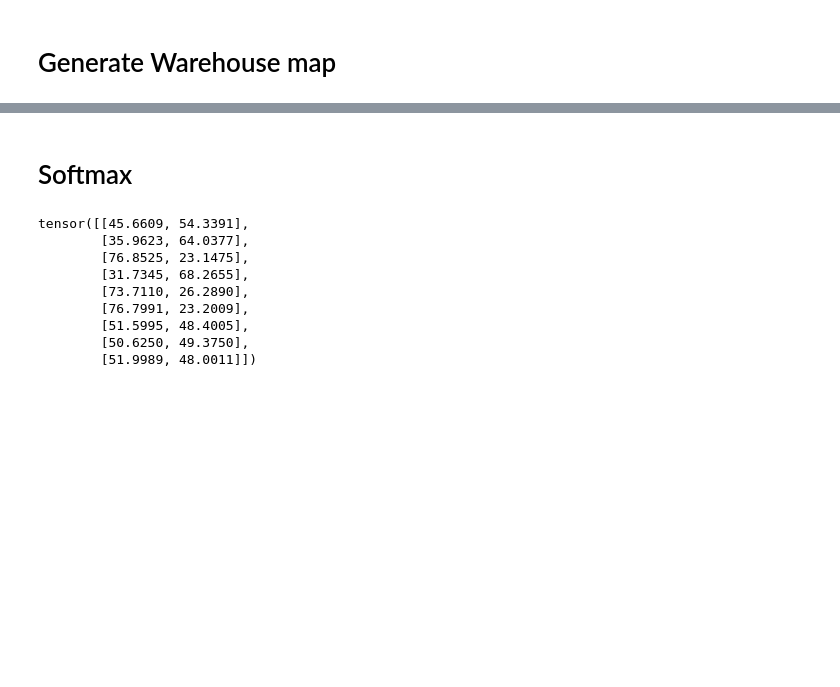
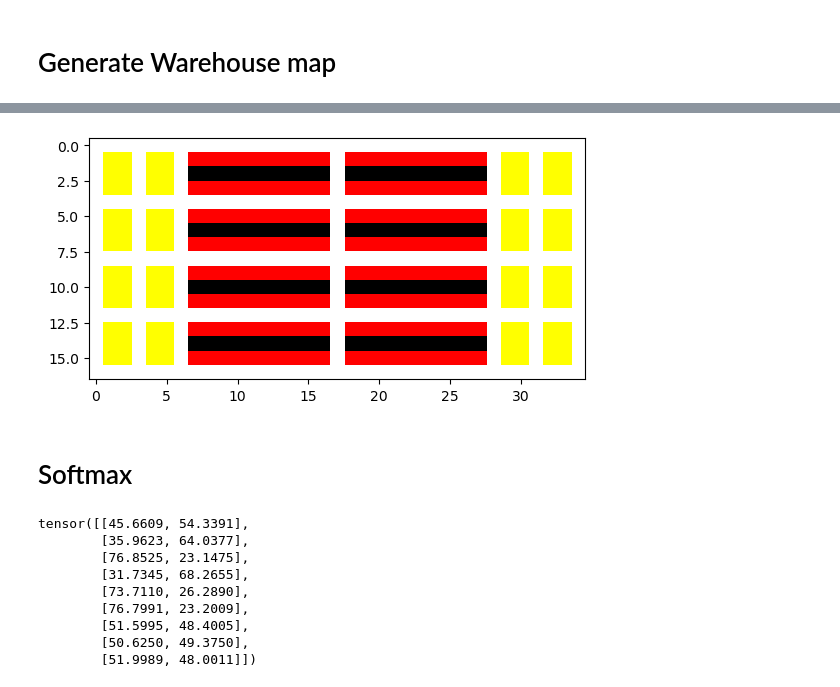
Before and after one commit to ervsam/congenial-lamp, a Jupyter notebook: DELETE.ipynb, the cells around one changed output, grey strips where cells are left out. Saved outputs shown, nothing was run; the diff lists cells and outputs as text; code cells hidden in the pictures; blank space fills up the shorter version.

```diff
--- a/DELETE.ipynb
+++ b/DELETE.ipynb
@@ -65,3 +127,10 @@ plt.imshow(warehouse, cmap=cmap, vmin=0, vmax=3)
+# %%
+ROWS = 4
+COLS = 2
+
+warehouse, start_locs, goal_locs = generate_warehouse(ROWS, COLS, num_agents=2, num_goals=15, seed=0)
+# %% [output]
+[figure, added]
 # %% [markdown]
 # Softmax
 # %%
```
Also changed, not shown: parts of 7 cells of this notebook, 23 other files.
